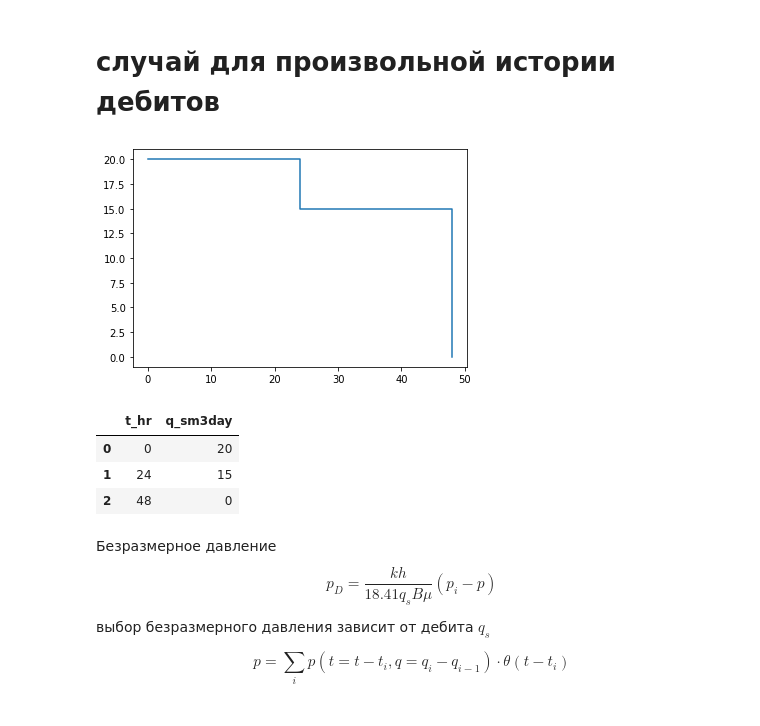
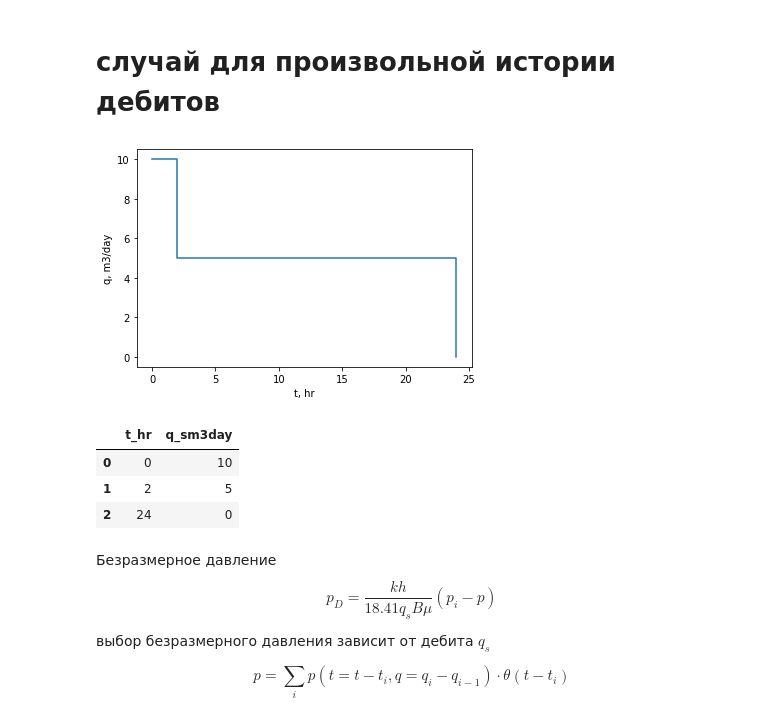
Before and after one commit to khabibullinra/welltest_examples, a Jupyter notebook: jupyter/18_суперпозиция.ipynb, the cells around one changed output. Cells and saved outputs as stored; diff of their text form; code cells hidden in the pictures.

```diff
--- a/jupyter/18_суперпозиция.ipynb
+++ b/jupyter/18_суперпозиция.ipynb
@@ -169,19 +169,21 @@ import pandas as pd
 # %%
 # создадим историю изменения дебитов
 
-q_history = pd.DataFrame({'t_hr':[0,24,48], 'q_sm3day':[20,15,0]})
+q_history = pd.DataFrame({'t_hr':[0,2,24 ], 'q_sm3day':[10,5,0]})
 # %%
 plt.step(q_history.t_hr, q_history.q_sm3day, where = 'post')
+plt.xlabel('t, hr')
+plt.ylabel('q, m3/day')
 plt.show()
 # %% [output]
-[figure, old version]
+[figure, new version]
 # %%
 q_history
 # %% [output]
 |  | t_hr | q_sm3day |
-| 0 | 0 | 20 |
-| 1 | 24 | 15 |
-| 2 | 48 | 0 |
+| 0 | 0 | 10 |
+| 1 | 2 | 5 |
+| 2 | 24 | 0 |
 # %% [markdown]
 Безразмерное давление
 $$ p_D = \frac{kh}{ 18.41 q_s B \mu} \left( p_i - p \right) $$
```
Also changed, not shown: parts of 9 cells of this notebook.
